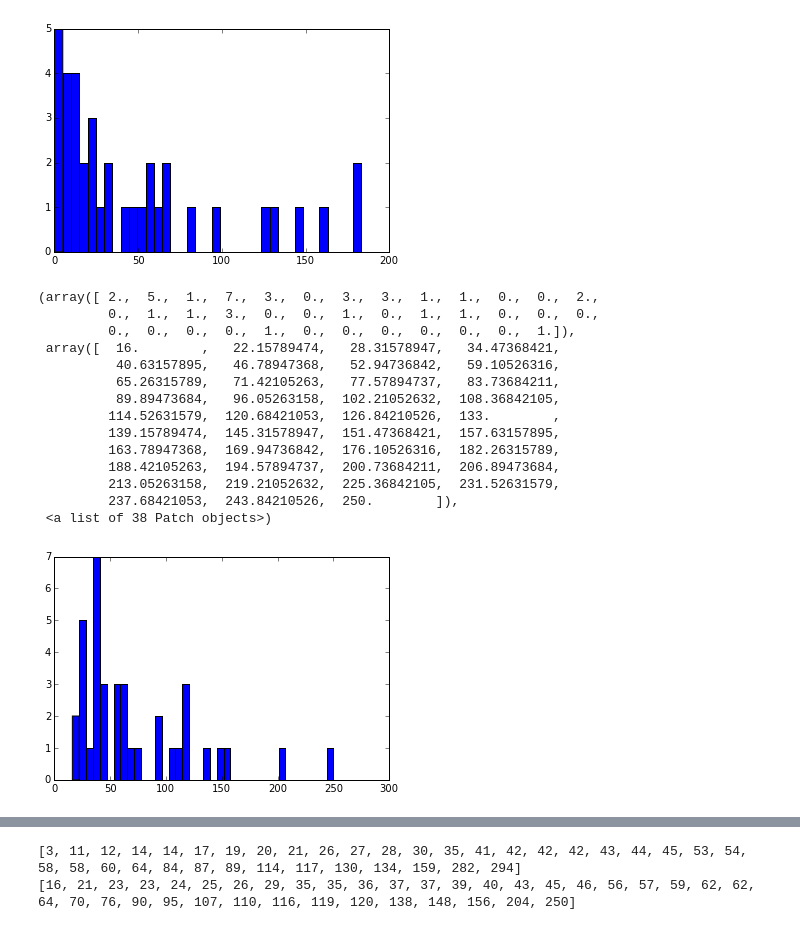
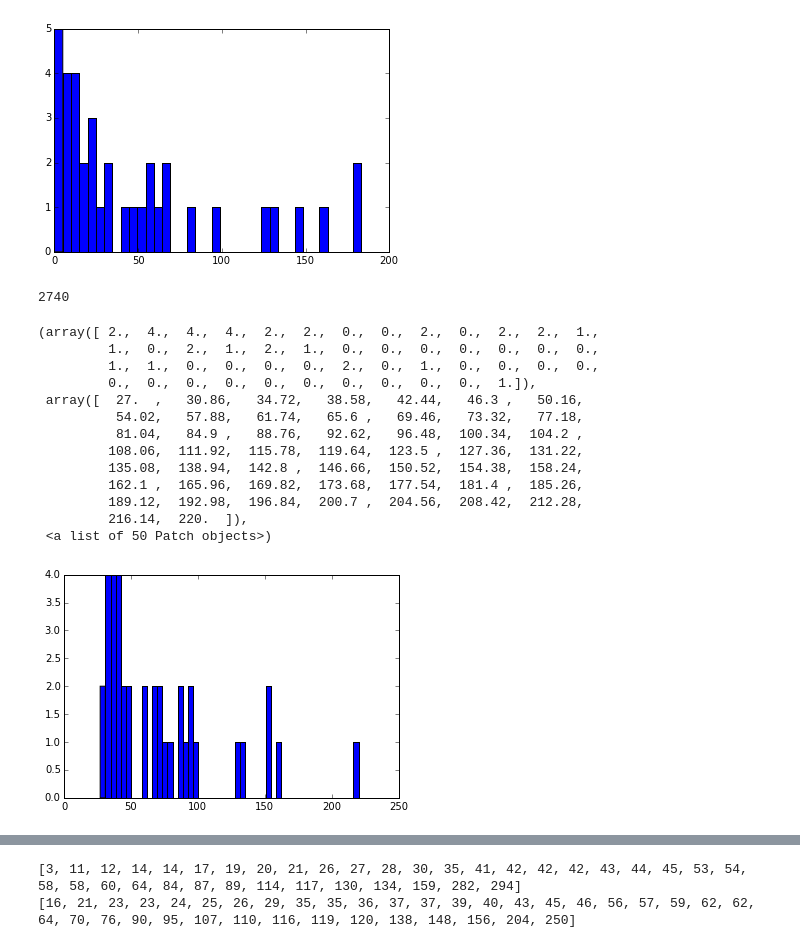
Before and after one commit to mzw4/jyupitertime, a Jupyter notebook: comp1/CS 5786 Comp 1 - JAC.ipynb, the cells around one changed output, grey strips where cells are left out. Saved outputs shown, nothing was run; the diff lists cells and outputs as text; code cells hidden in the pictures.

```diff
--- a/comp1/CS 5786 Comp 1 - JAC.ipynb
+++ b/comp1/CS 5786 Comp 1 - JAC.ipynb
@@ -2445,42 +2473,56 @@ plt.hist(actual_cluster_sizes[:-1], bins=37)
  <a list of 37 Patch objects>)
 [figure]
 # %%
-sizes = [0 for i in range(NUM_DEBATES)]
-header = True
-for line in open('classes_38t_500p.txt'):
+max_topic_percent_threshold = 0.00
+unlabeled = set()
+
+lda_sizes = [0 for i in range(NUM_DEBATES)]
+max_percents = []
+
+cluster_dict = {}
+
+header = False
+for line in open('classes_filtered.txt'):
     if header:
         header = False
         continue
 
     parts = line.strip().split()
+    doc_num = int(parts[0].split(os.path.sep)[-1].split('.')[0])
     index = 1
 
     max_p = -1
     max_i = None
 
     while index < len(parts):
         p = float(parts[index+1])
         if p > max_p:
             max_p = p
             max_i = int(parts[index])
         index += 2
 
-    sizes[max_i] += 1
+    max_percents.append(max_p)
+    if max_p > max_topic_percent_threshold:
+        lda_sizes[max_i] += 1
+        cluster_dict[doc_num] = max_i
+    else:
+        unlabeled.add(doc_num)
 
-plt.hist(sizes, bins=38)
+print len(cluster_dict)
+plt.hist(lda_sizes, bins=50)
 # %% [output]
-(array([ 2.,  5.,  1.,  7.,  3.,  0.,  3.,  3.,  1.,  1.,  0.,  0.,  2.,
-         0.,  1.,  1.,  3.,  0.,  0.,  1.,  0.,  1.,  1.,  0.,  0.,  0.,
-         0.,  0.,  0.,  0.,  1.,  0.,  0.,  0.,  0.,  0.,  0.,  1.]),
- array([  16.        ,   22.15789474,   28.31578947,   34.47368421,
-          40.63157895,   46.78947368,   52.94736842,   59.10526316,
-          65.26315789,   71.42105263,   77.57894737,   83.73684211,
-          89.89473684,   96.05263158,  102.21052632,  108.36842105,
-         114.52631579,  120.68421053,  126.84210526,  133.        ,
-         139.15789474,  145.31578947,  151.47368421,  157.63157895,
-         163.78947368,  169.94736842,  176.10526316,  182.26315789,
-         188.42105263,  194.57894737,  200.73684211,  206.89473684,
-         213.05263158,  219.21052632,  225.36842105,  231.52631579,
-         237.68421053,  243.84210526,  250.        ]),
- <a list of 38 Patch objects>)
+2740
+(array([ 2.,  4.,  4.,  4.,  2.,  2.,  0.,  0.,  2.,  0.,  2.,  2.,  1.,
+         1.,  0.,  2.,  1.,  2.,  1.,  0.,  0.,  0.,  0.,  0.,  0.,  0.,
+         1.,  1.,  0.,  0.,  0.,  0.,  2.,  0.,  1.,  0.,  0.,  0.,  0.,
+         0.,  0.,  0.,  0.,  0.,  0.,  0.,  0.,  0.,  0.,  1.]),
+ array([  27.  ,   30.86,   34.72,   38.58,   42.44,   46.3 ,   50.16,
+          54.02,   57.88,   61.74,   65.6 ,   69.46,   73.32,   77.18,
+          81.04,   84.9 ,   88.76,   92.62,   96.48,  100.34,  104.2 ,
+         108.06,  111.92,  115.78,  119.64,  123.5 ,  127.36,  131.22,
+         135.08,  138.94,  142.8 ,  146.66,  150.52,  154.38,  158.24,
+         162.1 ,  165.96,  169.82,  173.68,  177.54,  181.4 ,  185.26,
+         189.12,  192.98,  196.84,  200.7 ,  204.56,  208.42,  212.28,
+         216.14,  220.  ]),
+ <a list of 50 Patch objects>)
-[figure, old version]
+[figure, new version]
```
Also changed, not shown: parts of 53 cells of this notebook, 1 other file.
